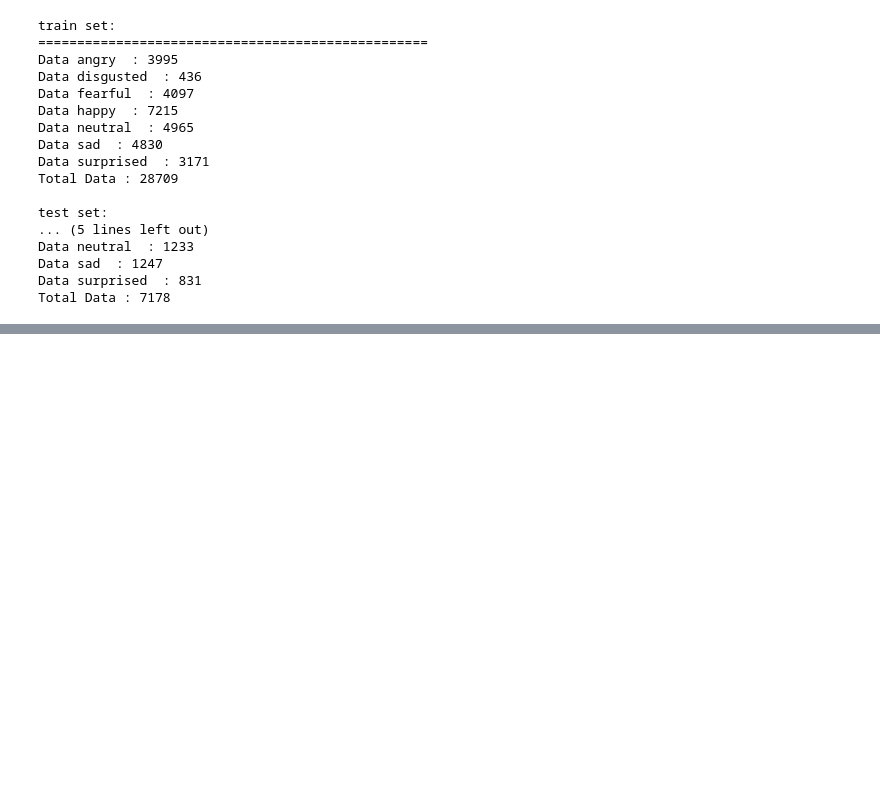
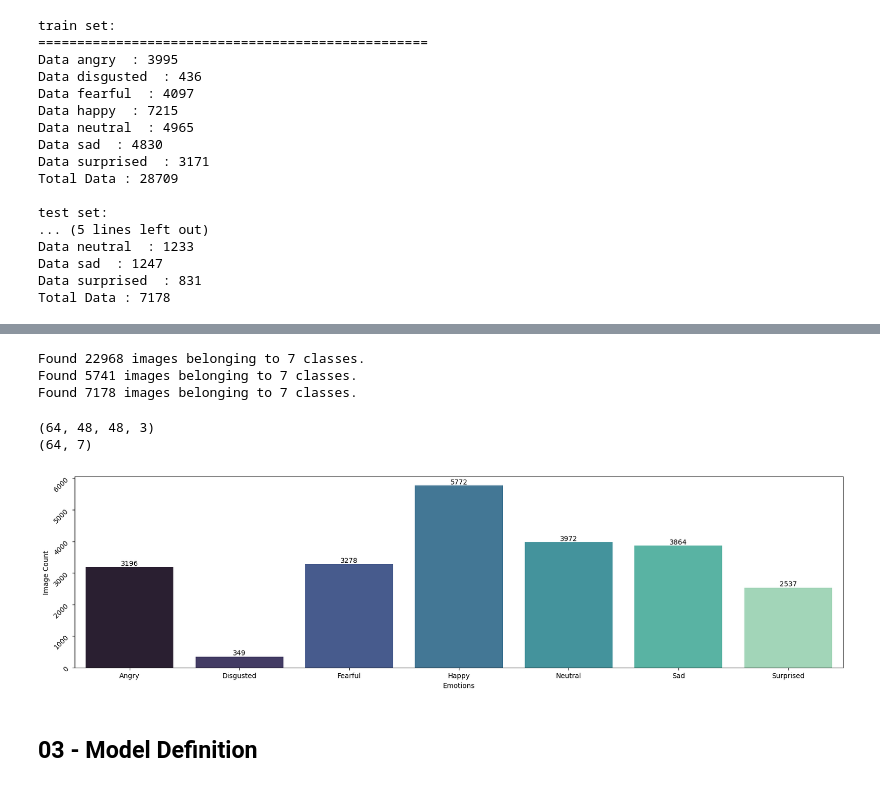
Before and after one commit to ediashta/Facial-Expression-CNN, a Jupyter notebook: h8dsft_P2M2_ediashta.ipynb, the cells around one changed output, grey strips where cells are left out. Saved outputs shown, nothing was run; the diff lists cells and outputs as text; code cells hidden in the pictures; blank space fills up the shorter version.

```diff
--- a/h8dsft_P2M2_ediashta.ipynb
+++ b/h8dsft_P2M2_ediashta.ipynb
@@ -103,0 +118,70 @@ plt.show()
+# %%
+preprocess_fun = tf.keras.applications.densenet.preprocess_input
+
+train_datagen = ImageDataGenerator(horizontal_flip=True,
+                                   width_shift_range=0.1,
+                                   height_shift_range=0.05,
+                                   rescale = 1./255,
+                                   validation_split = 0.2,
+                                   preprocessing_function=preprocess_fun
+                                  )
+test_datagen = ImageDataGenerator(rescale = 1./255,
+                                  validation_split = 0.2,
+                                  preprocessing_function=preprocess_fun)
+
+train_ds = train_datagen.flow_from_directory(directory = train_dir,
+                                                    target_size = (img_height ,img_width),
+                                                    batch_size = batch_size,
+                                                    shuffle  = True ,
+                                                    color_mode = "rgb",
+                                                    class_mode = "categorical",
+                                                    subset = "training",
+                                                    seed = 12
+                                                   )
+
+val_ds = test_datagen.flow_from_directory(directory = train_dir,
+                                                         target_size = (img_height ,img_width),
+                                                         batch_size = batch_size,
+                                                         shuffle  = True ,
+                                                         color_mode = "rgb",
+                                                         class_mode = "categorical",
+                                                         subset = "validation",
+                                                         seed = 12
+                                                        )
+
+test_ds = test_datagen.flow_from_directory(directory = test_dir,
+                                                   target_size = (img_height ,img_width),
+                                                    batch_size = batch_size,
+                                                    shuffle  = False ,
+                                                    color_mode = "rgb",
+                                                    class_mode = "categorical",
+                                                    seed = 12
+                                                  )
+# %% [output]
+Found 22968 images belonging to 7 classes.
+Found 5741 images belonging to 7 classes.
+Found 7178 images belonging to 7 classes.
+# %%
+for image_batch , label_batch in train_ds:
+  print(image_batch.shape)
+  print(label_batch.shape)
+  break
+# %% [output]
+(64, 48, 48, 3)
+(64, 7)
+# %%
+plt.figure(figsize=(20,5))
+fig = sns.barplot(x=class_labels,
+                  y=[list(train_ds.classes).count(i) for i in np.unique(train_ds.classes)],
+                  palette="mako")
+fig.set(xlabel="Emotions", ylabel="Image Count")
+
+for i in fig.containers:
+    fig.bar_label(i,)
+
+plt.yticks(rotation=45)
+plt.show()
+# %% [output]
+[figure, added]
+# %% [markdown]
+## 03 - Model Definition
```
Also changed, not shown: parts of 14 cells of this notebook.
